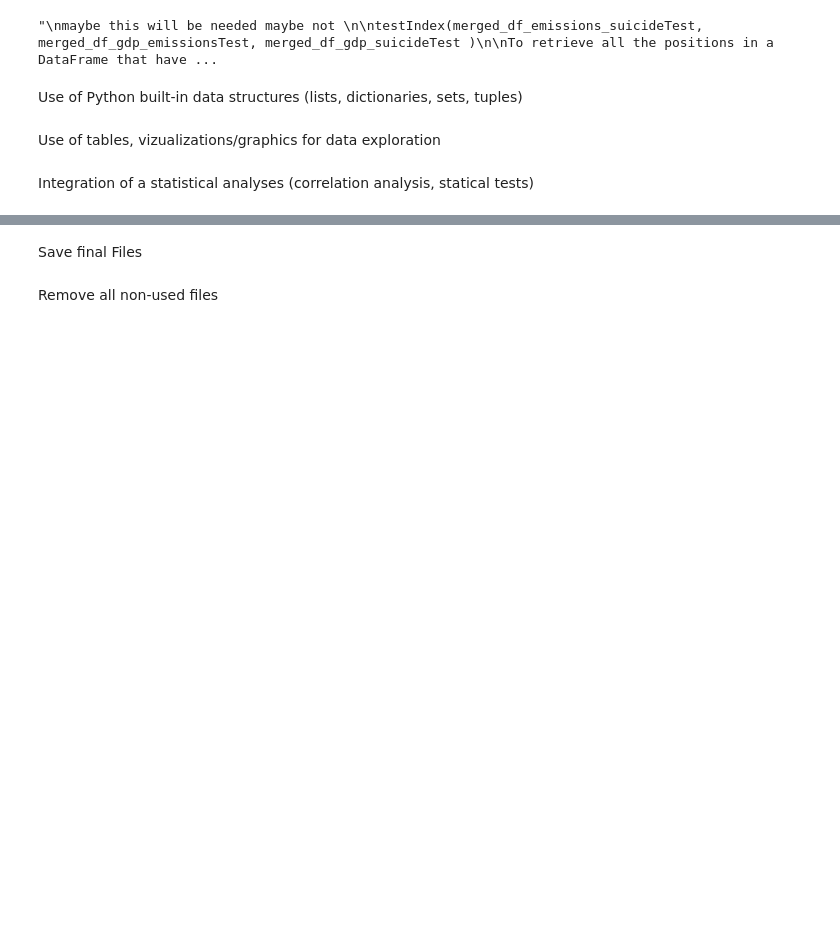
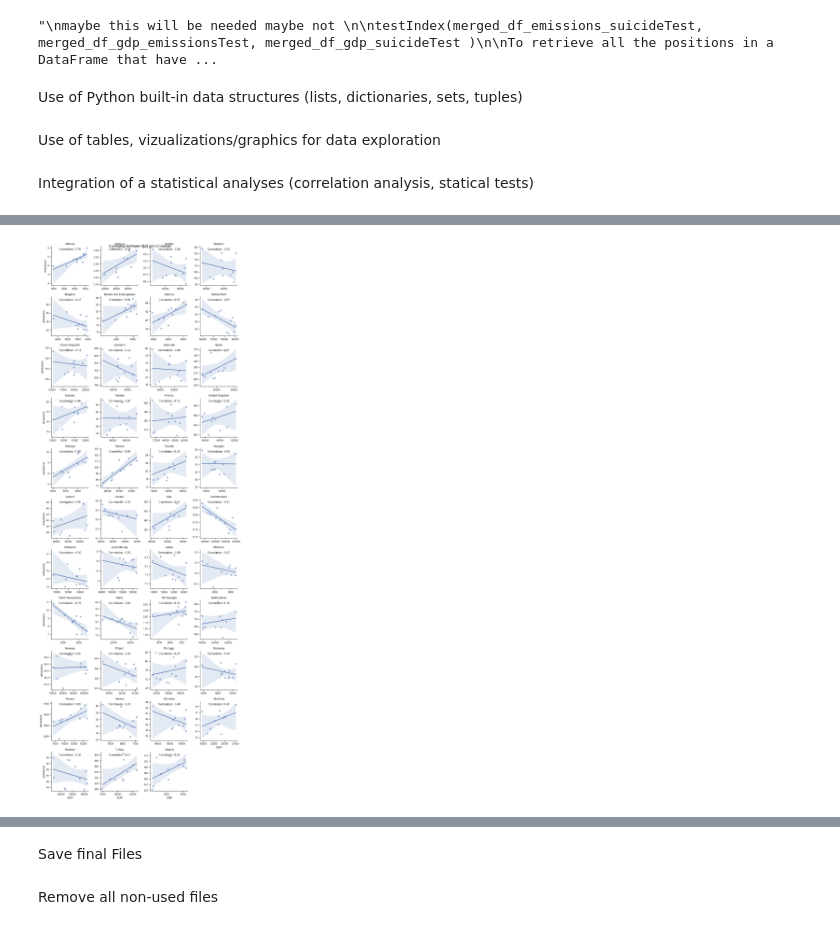
Before and after one commit to synoloris/scientific-programming-grp3, a Jupyter notebook: project.ipynb, the cells around one changed output, grey strips where cells are left out. Drawn from its saved outputs; the diff is of its cells as text; code cells hidden in the pictures; blank space fills up the shorter version.

```diff
--- a/project.ipynb
+++ b/project.ipynb
@@ -323,0 +343,33 @@ print(correlation_data)
+# %%
+# Korrelation Emissions vs. GDP
+
+# Ein leeres DataFrame für die Korrelationskoeffizienten erstellen
+correlation_EmissionsGDP = pd.DataFrame(columns=["Country", "Correlation"])
+
+# Für jedes Land die Korrelation berechnen
+for country in merged_df_gdp_emissions["country"].unique():
+    country_data = merged_df_gdp_emissions[merged_df_gdp_emissions["country"] == country]
+    correlation = country_data["GDP_Value"].corr(country_data["Total amount of CO2"])
+    correlation_EmissionsGDP = pd.concat([correlation_EmissionsGDP, pd.DataFrame({"Country": [country], "Correlation": [correlation]})])
+
+# Ergebnisse anzeigen
+# print(correlation_EmissionsSuicides)
+
+# Q-Q-Plot für jedes Land erstellen
+g = sns.FacetGrid(merged_df_gdp_emissions, col="country", col_wrap=4, sharex=False, sharey=False)
+g.map(sns.regplot, "GDP_Value", "Total amount of CO2", scatter_kws={"alpha": 0.5})
+g.set_titles("{col_name}")
+g.set_xlabels("GDP")
+g.set_ylabels("emissions")
+
+# Korrelationskoeffizienten anzeigen
+for ax, country in zip(g.axes.flat, merged_df_gdp_emissions["country"].unique()):
+    correlation = correlation_EmissionsGDP.loc[correlation_EmissionsGDP["Country"] == country, "Correlation"].values[0]
+    ax.text(0.5, 0.9, f"Correlation: {correlation:.2f}", transform=ax.transAxes, ha="center")
+
+#output
+plt.suptitle("Correlation between GDP and emissions")
+plt.tight_layout()
+plt.show()
+# %% [output]
+[figure, added]
```
Also changed, not shown: parts of 7 cells of this notebook.
